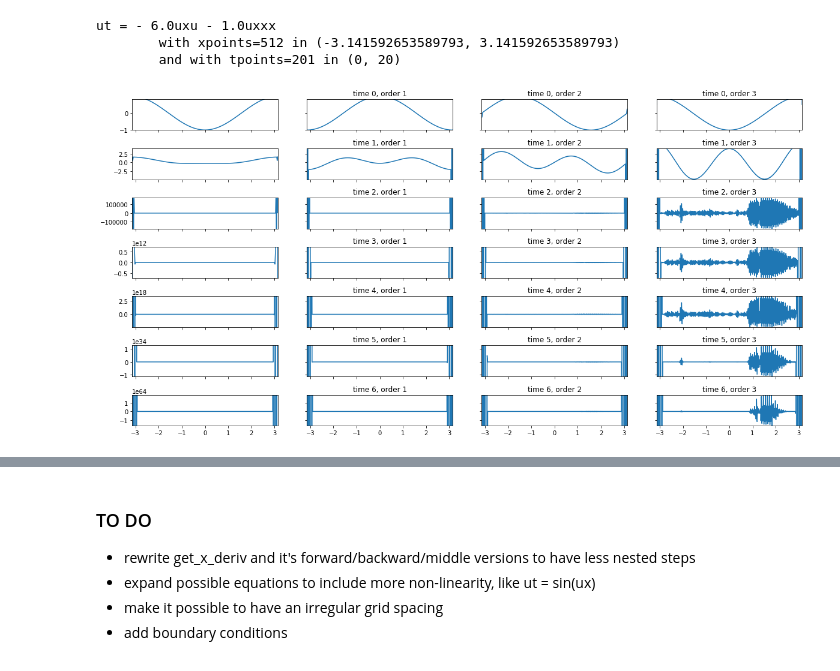
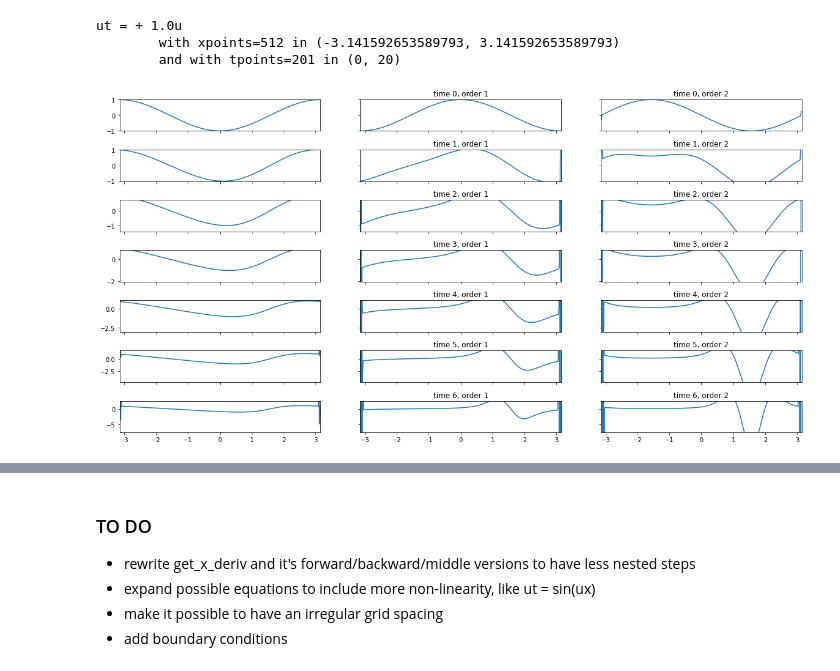
Before and after one commit to ZacharyVernec/PDE-FIND, a Jupyter notebook: PDE_FIND.ipynb, the cells around one changed output, grey strips where cells are left out. Cells and saved outputs as stored; diff of their text form; code cells hidden in the pictures.

```diff
--- a/PDE_FIND.ipynb
+++ b/PDE_FIND.ipynb
@@ -161,38 +161,38 @@ class PDE:
             print("PDE already simulated")
             return self.u
 # %%
-kdv_xi = np.zeros((4, 2))
-kdv_xi[3,0] = -1
-kdv_xi[1,1] = -6
-kdv = PDE(kdv_xi, xrange=(-np.pi, np.pi))
-print(kdv)
+xi = np.zeros((1, 2))
+xi[0, 1] = 1
+pde = PDE(xi, xrange=(-np.pi, np.pi))
+print(pde)
 # %% [output]
-ut = - 6.0uxu - 1.0uxxx
+ut = + 1.0u
         with xpoints=512 in (-3.141592653589793, 3.141592653589793)
         and with tpoints=201 in (0, 20)
 # %%
-#print(kdv.get_x_deriv_middle(0, 512//4, 1, verbose=True))
+#print(pde.get_x_deriv_middle(0, 512//4, 1, verbose=True))
 max_time = 7
 
-fig, axes = plt.subplots(nrows=max_time, ncols=kdv.max_order+1, figsize=(20,10), sharex='all', sharey='row')
-x = np.linspace(kdv.xrange[0], kdv.xrange[1], kdv.xpoints)
+fig, axes = plt.subplots(nrows=max_time, ncols=3, figsize=(20,10), sharex='all', sharey='row')
+x = np.linspace(pde.xrange[0], pde.xrange[1], pde.xpoints)
 
 for time in range(max_time):
-    y0 = kdv.u[time]
+    y0 = pde.u[time]
     axes[time, 0].plot(x, y0)
     #ylims = axes[time, 0].get_ylim()
-    for order in range(1, kdv.max_order+1):
-        y = [kdv.get_x_deriv(time, point, order) for point in range(kdv.xpoints)]
+    for order in range(1, 3):
+        y = [pde.get_x_deriv(time, point, order) for point in range(pde.xpoints)]
         axes[time, order].plot(x, y)
         axes[time, order].set(title='time '+str(time)+', order '+str(order))
-    axes[time, 0].set_xlim(kdv.xrange[0], kdv.xrange[1])
-    ymin = np.min(y[int(kdv.xpoints*0.10):int(kdv.xpoints*0.90)])
-    ymax = np.max(y[int(kdv.xpoints*0.10):int(kdv.xpoints*0.90)])
+    axes[time, 0].set_xlim(pde.xrange[0], pde.xrange[1])
     axes[time, 0].set_ylim(ymin, ymax)
+    pde.u[time+1] = pde.sim_next_grid(time)
+    ymin = np.min(y[int(pde.xpoints*0.10):int(pde.xpoints*0.90)])
+    ymax = np.max(y[int(pde.xpoints*0.10):int(pde.xpoints*0.90)])
 plt.subplots_adjust(hspace=0.6)
 plt.show()
 # %% [output]
-[figure, old version]
+[figure, new version]
 # %%
 np.seterr(all='raise')
 np.seterr(under='ignore')
```
Also changed, not shown: parts of 1 cell of this notebook.
